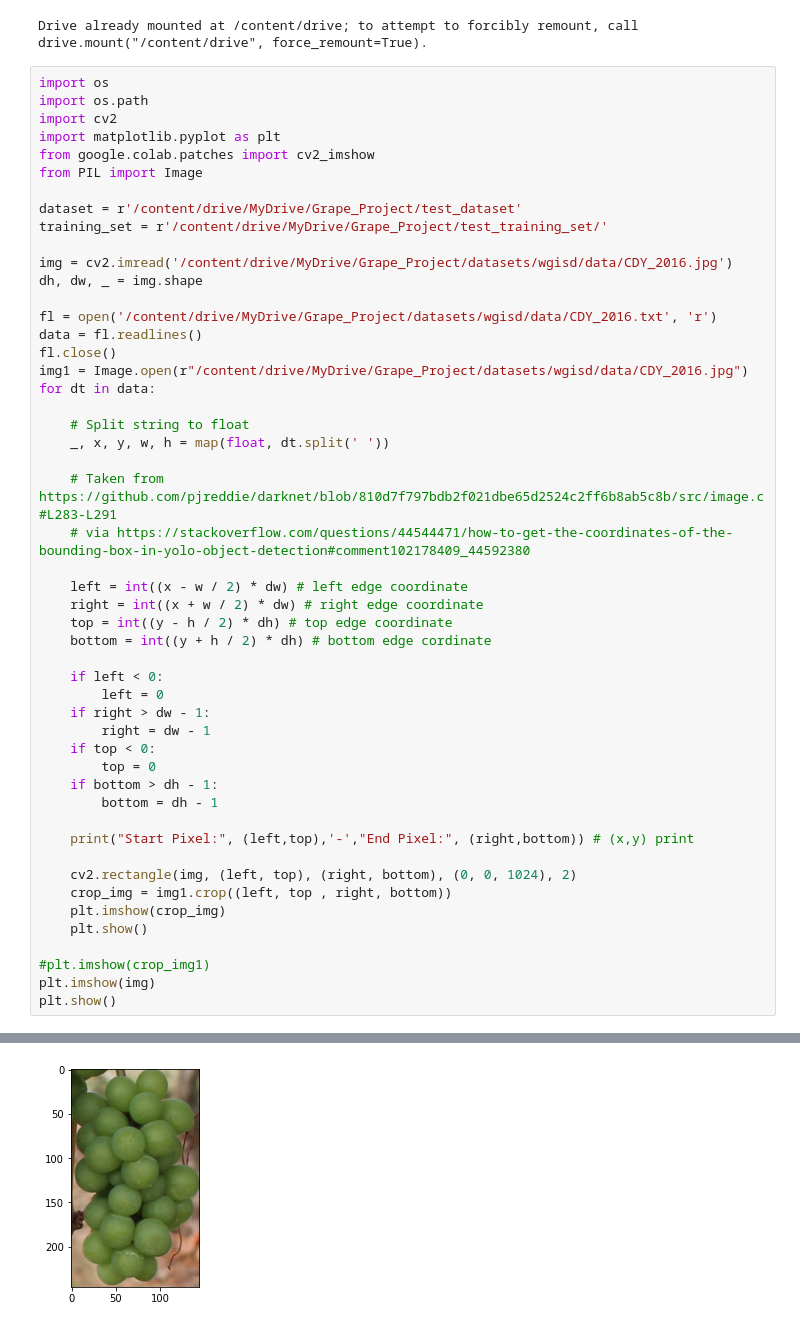
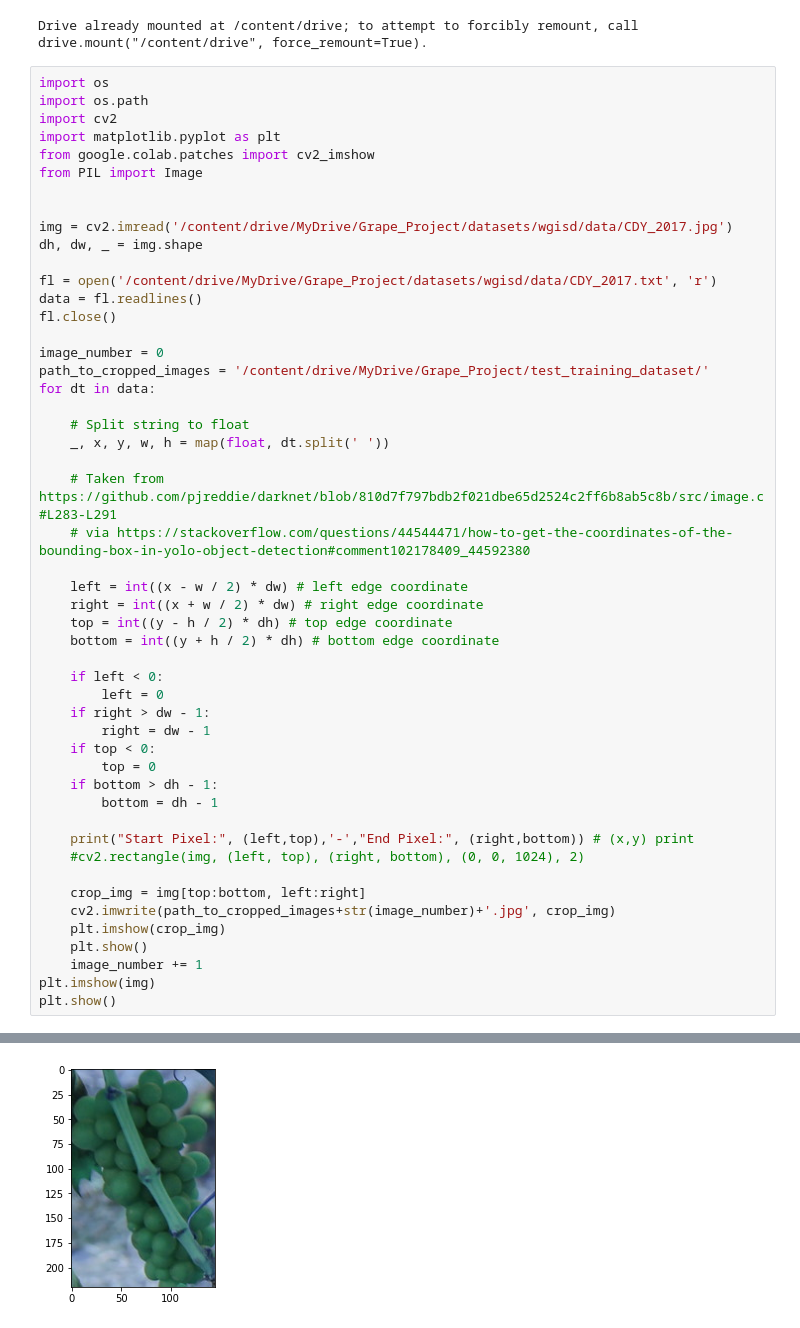
Before and after one commit to mttno1/git_folder, a Jupyter notebook: Crop.ipynb, the cells around one changed output, grey strips where cells are left out. Drawn from its saved outputs; the diff is of its cells as text.

```diff
--- a/Crop.ipynb
+++ b/Crop.ipynb
@@ -13,16 +13,16 @@ import matplotlib.pyplot as plt
 from google.colab.patches import cv2_imshow
 from PIL import Image
 
-dataset = r'/content/drive/MyDrive/Grape_Project/test_dataset'
-training_set = r'/content/drive/MyDrive/Grape_Project/test_training_set/'
 
-img = cv2.imread('/content/drive/MyDrive/Grape_Project/datasets/wgisd/data/CDY_2016.jpg')
+img = cv2.imread('/content/drive/MyDrive/Grape_Project/datasets/wgisd/data/CDY_2017.jpg')
 dh, dw, _ = img.shape
 
-fl = open('/content/drive/MyDrive/Grape_Project/datasets/wgisd/data/CDY_2016.txt', 'r')
+fl = open('/content/drive/MyDrive/Grape_Project/datasets/wgisd/data/CDY_2017.txt', 'r')
 data = fl.readlines()
 fl.close()
-img1 = Image.open(r"/content/drive/MyDrive/Grape_Project/datasets/wgisd/data/CDY_2016.jpg")
+
+image_number = 0
+path_to_cropped_images = '/content/drive/MyDrive/Grape_Project/test_training_dataset/'
 for dt in data:
 
     # Split string to float
@@ -34,7 +34,7 @@ for dt in data:
     left = int((x - w / 2) * dw) # left edge coordinate
     right = int((x + w / 2) * dw) # right edge coordinate
     top = int((y - h / 2) * dh) # top edge coordinate
-    bottom = int((y + h / 2) * dh) # bottom edge cordinate
+    bottom = int((y + h / 2) * dh) # bottom edge coordinate
 
     if left < 0:
         left = 0
@@ -46,13 +46,13 @@ for dt in data:
         bottom = dh - 1
 
     print("Start Pixel:", (left,top),'-',"End Pixel:", (right,bottom)) # (x,y) print
+    #cv2.rectangle(img, (left, top), (right, bottom), (0, 0, 1024), 2)
 
-    cv2.rectangle(img, (left, top), (right, bottom), (0, 0, 1024), 2)
-    crop_img = img1.crop((left, top , right, bottom))
+    crop_img = img[top:bottom, left:right]
+    cv2.imwrite(path_to_cropped_images+str(image_number)+'.jpg', crop_img)
     plt.imshow(crop_img)
     plt.show()
-
-#plt.imshow(crop_img1)
+    image_number += 1
 plt.imshow(img)
 plt.show()
 # %% [output]
@@ -60 +60 @@ Start Pixel: (1172, 472) - End Pixel: (1317, 718)
-[figure, old version]
+[figure, new version]
```
Also changed, not shown: parts of 1 cell of this notebook.
